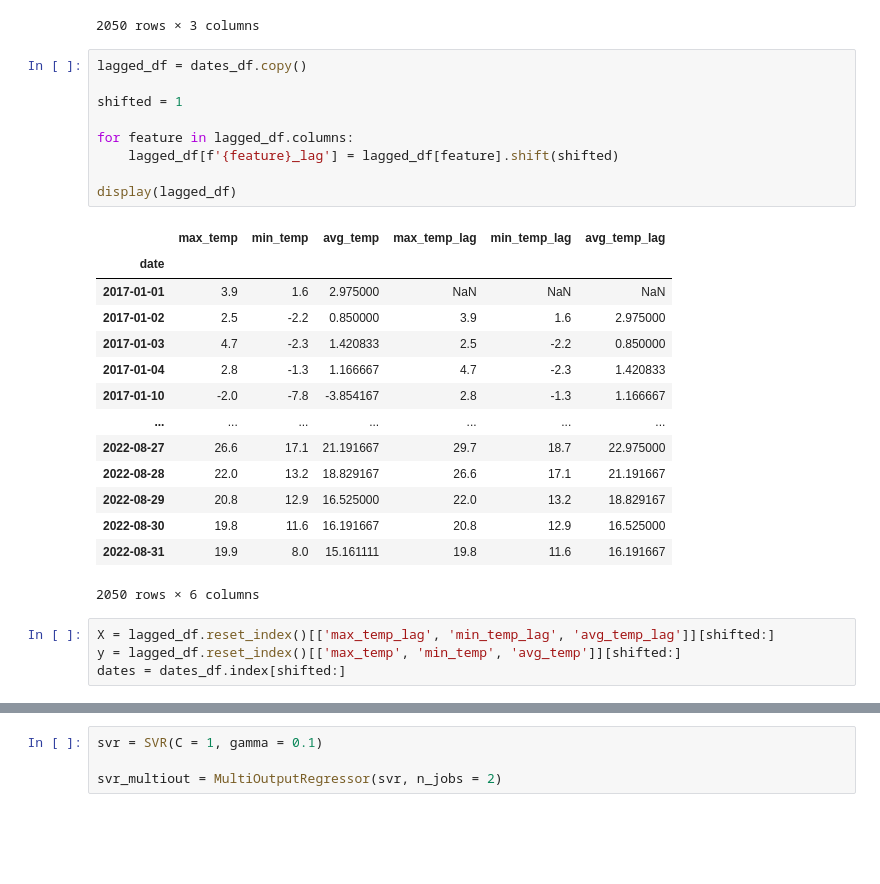
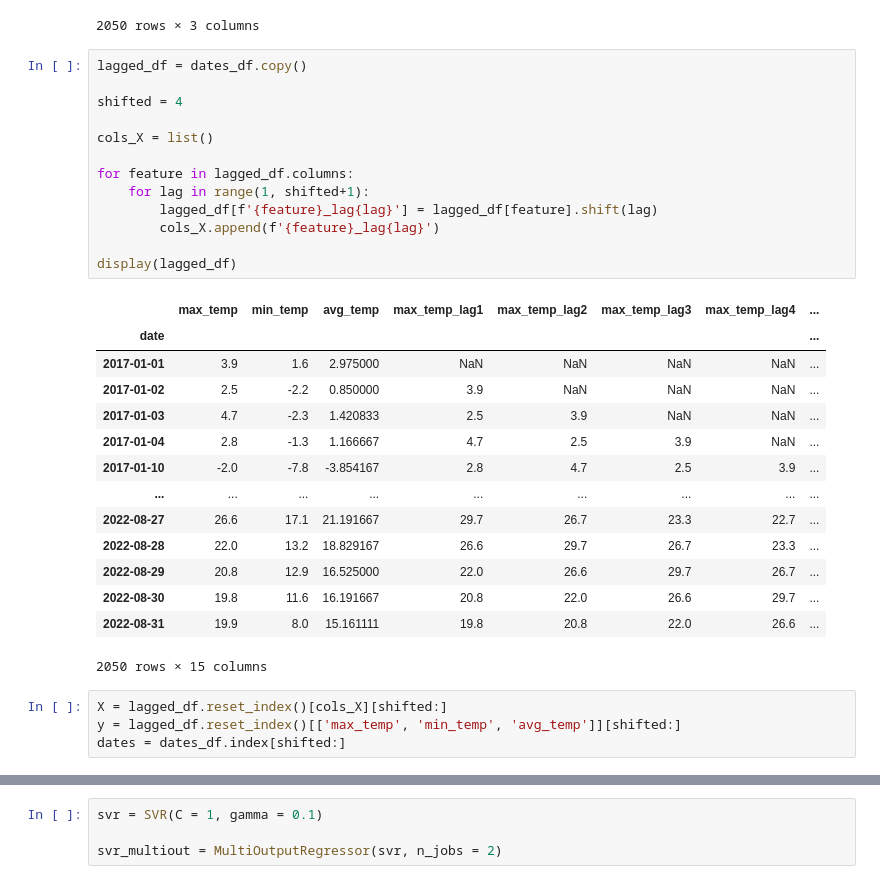
Before and after one commit to MichaelTheFear/INF1038_Aprendizado_Automatico_Trab_1, a Jupyter notebook: inf1038-ts-neural-network.ipynb, the cells around one changed output, grey strips where cells are left out. Saved outputs shown, nothing was run; the diff lists cells and outputs as text; blank space fills up the shorter version.

```diff
--- a/inf1038-ts-neural-network.ipynb
+++ b/inf1038-ts-neural-network.ipynb
@@ -100,28 +114,32 @@ display(dates_df)
 # %%
 lagged_df = dates_df.copy()
 
-shifted = 1
+shifted = 4
+
+cols_X = list()
 
 for feature in lagged_df.columns:
-    lagged_df[f'{feature}_lag'] = lagged_df[feature].shift(shifted)
+    for lag in range(1, shifted+1):
+        lagged_df[f'{feature}_lag{lag}'] = lagged_df[feature].shift(lag)
+        cols_X.append(f'{feature}_lag{lag}')
 
 display(lagged_df)
 # %% [output]
-|  | max_temp | min_temp | avg_temp | max_temp_lag | min_temp_lag | avg_temp_lag |
-| date |  |  |  |  |  |  |
-| 2017-01-01 | 3.9 | 1.6 | 2.975000 | NaN | NaN | NaN |
-| 2017-01-02 | 2.5 | -2.2 | 0.850000 | 3.9 | 1.6 | 2.975000 |
-| 2017-01-03 | 4.7 | -2.3 | 1.420833 | 2.5 | -2.2 | 0.850000 |
-| 2017-01-04 | 2.8 | -1.3 | 1.166667 | 4.7 | -2.3 | 1.420833 |
-| 2017-01-10 | -2.0 | -7.8 | -3.854167 | 2.8 | -1.3 | 1.166667 |
-| ... | ... | ... | ... | ... | ... | ... |
-| 2022-08-27 | 26.6 | 17.1 | 21.191667 | 29.7 | 18.7 | 22.975000 |
-| 2022-08-28 | 22.0 | 13.2 | 18.829167 | 26.6 | 17.1 | 21.191667 |
-| 2022-08-29 | 20.8 | 12.9 | 16.525000 | 22.0 | 13.2 | 18.829167 |
-| 2022-08-30 | 19.8 | 11.6 | 16.191667 | 20.8 | 12.9 | 16.525000 |
-| 2022-08-31 | 19.9 | 8.0 | 15.161111 | 19.8 | 11.6 | 16.191667 |
+|  | max_temp | min_temp | avg_temp | max_temp_lag1 | max_temp_lag2 | max_temp_lag3 | max_temp_lag4 | ... |
+| date |  |  |  |  |  |  |  | ... |
+| 2017-01-01 | 3.9 | 1.6 | 2.975000 | NaN | NaN | NaN | NaN | ... |
+| 2017-01-02 | 2.5 | -2.2 | 0.850000 | 3.9 | NaN | NaN | NaN | ... |
+| 2017-01-03 | 4.7 | -2.3 | 1.420833 | 2.5 | 3.9 | NaN | NaN | ... |
+| 2017-01-04 | 2.8 | -1.3 | 1.166667 | 4.7 | 2.5 | 3.9 | NaN | ... |
+| 2017-01-10 | -2.0 | -7.8 | -3.854167 | 2.8 | 4.7 | 2.5 | 3.9 | ... |
+| ... | ... | ... | ... | ... | ... | ... | ... | ... |
+| 2022-08-27 | 26.6 | 17.1 | 21.191667 | 29.7 | 26.7 | 23.3 | 22.7 | ... |
+| 2022-08-28 | 22.0 | 13.2 | 18.829167 | 26.6 | 29.7 | 26.7 | 23.3 | ... |
+| 2022-08-29 | 20.8 | 12.9 | 16.525000 | 22.0 | 26.6 | 29.7 | 26.7 | ... |
+| 2022-08-30 | 19.8 | 11.6 | 16.191667 | 20.8 | 22.0 | 26.6 | 29.7 | ... |
+| 2022-08-31 | 19.9 | 8.0 | 15.161111 | 19.8 | 20.8 | 22.0 | 26.6 | ... |
-2050 rows × 6 columns
+2050 rows × 15 columns
 # %%
-X = lagged_df.reset_index()[['max_temp_lag', 'min_temp_lag', 'avg_temp_lag']][shifted:]
+X = lagged_df.reset_index()[cols_X][shifted:]
 y = lagged_df.reset_index()[['max_temp', 'min_temp', 'avg_temp']][shifted:]
 dates = dates_df.index[shifted:]
```
Also changed, not shown: parts of 14 cells of this notebook.
